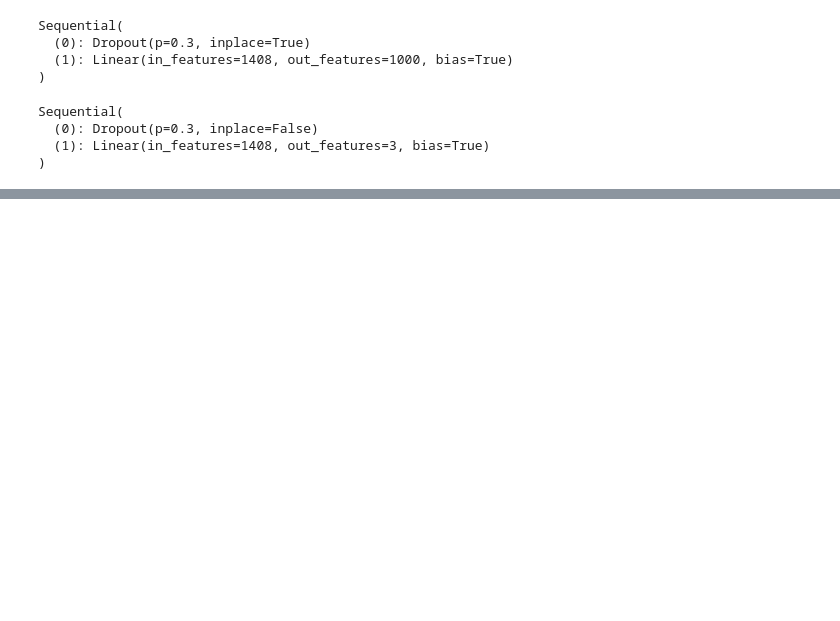
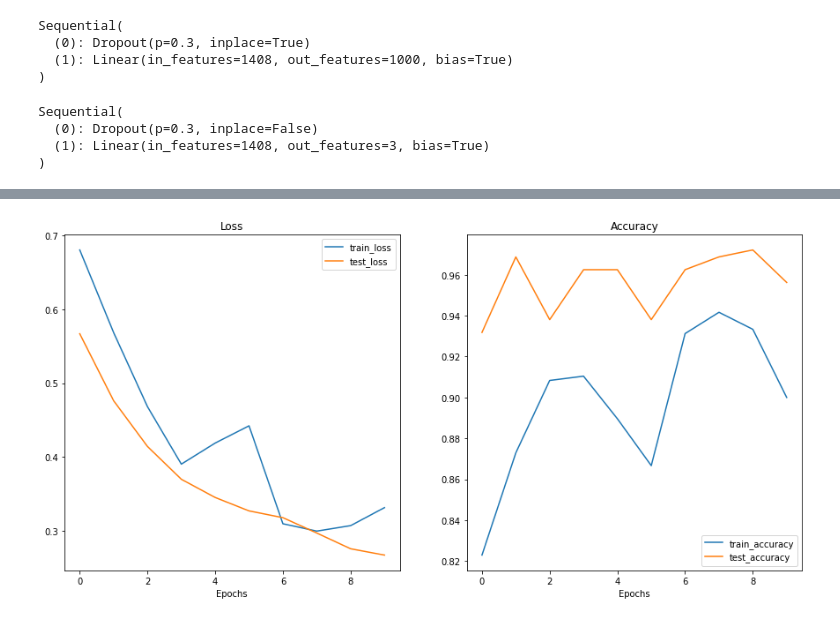
Before and after one commit to kkruglik/foodvision_project, a Jupyter notebook: work_notebook.ipynb, the cells around one changed output, grey strips where cells are left out. Drawn from its saved outputs; the diff is of its cells as text; code cells hidden in the pictures; blank space fills up the shorter version.

```diff
--- a/work_notebook.ipynb
+++ b/work_notebook.ipynb
@@ -199,7 +192,7 @@ from engine import train
 effnetb2_results = train(model=effnetb2,
                         train_dataloader=train_dataloader_effnetb2,
                         test_dataloader=test_dataloader_effnetb2,
-                        epochs=2,
+                        epochs=10,
                         optimizer=optimizer,
                         loss_fn=loss,
                         device=device)
@@ -207,0 +210,6 @@ KeyboardInterrupt:
+# %%
+from helper_functions import plot_loss_curves
+
+plot_loss_curves(effnetb2_results)
+# %% [output]
+[figure, added]
```
Also changed, not shown: parts of 10 cells of this notebook.
